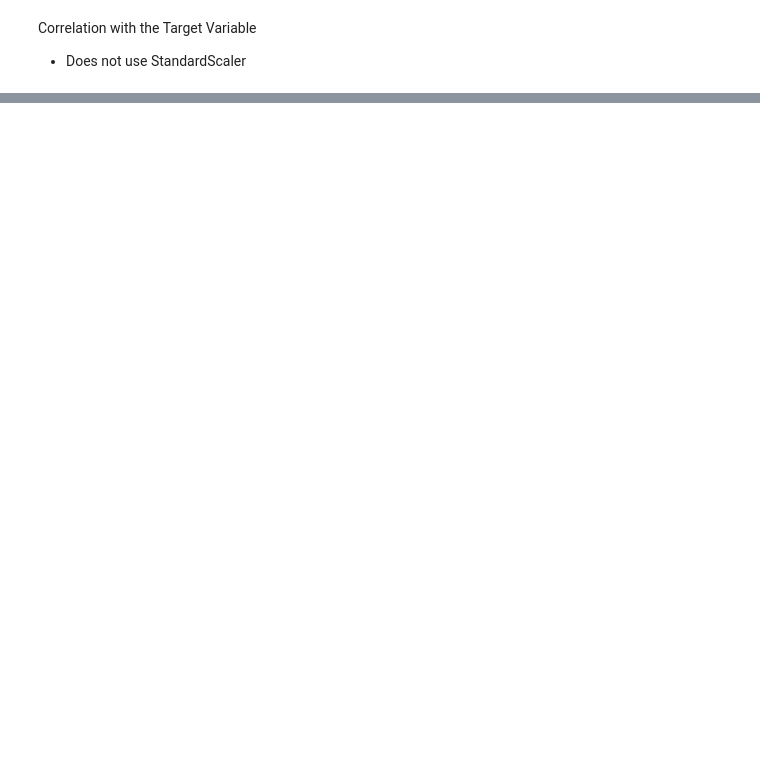
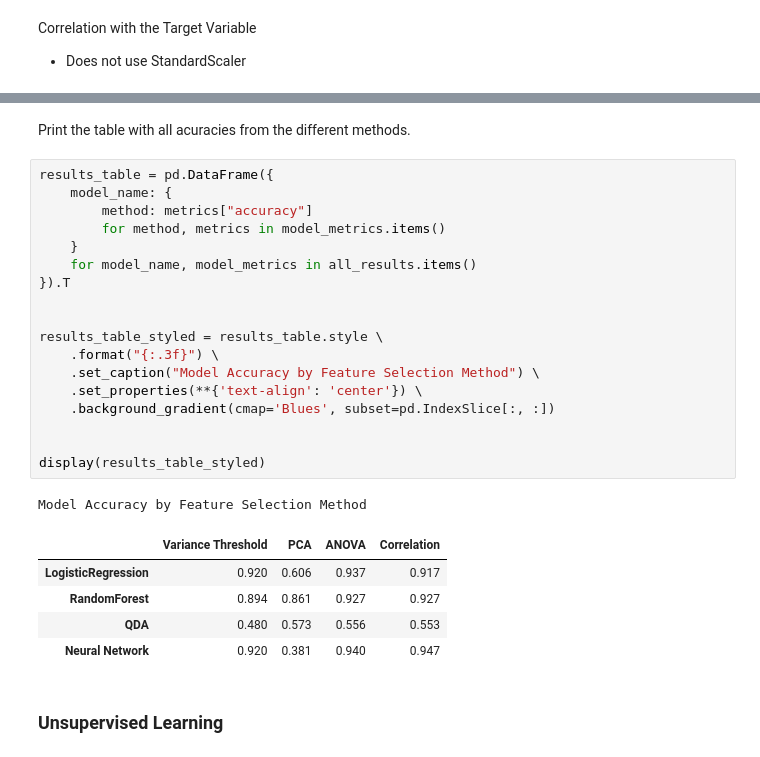
Before and after one commit to barbara-s-neto/Gene_Expression_Cancer_Class, a Jupyter notebook: babs.ipynb, the cells around one changed output, grey strips where cells are left out. Saved outputs shown, nothing was run; the diff lists cells and outputs as text; blank space fills up the shorter version.

Commit message:
supervided learning

```diff
--- a/babs.ipynb
+++ b/babs.ipynb
@@ -223,0 +357,29 @@ plt.show()
+# %% [markdown]
+Print the table with all acuracies from the different methods.
+# %%
+results_table = pd.DataFrame({
+    model_name: {
+        method: metrics["accuracy"]
+        for method, metrics in model_metrics.items()
+    }
+    for model_name, model_metrics in all_results.items()
+}).T
+
+
+results_table_styled = results_table.style \
+    .format("{:.3f}") \
+    .set_caption("Model Accuracy by Feature Selection Method") \
+    .set_properties(**{'text-align': 'center'}) \
+    .background_gradient(cmap='Blues', subset=pd.IndexSlice[:, :])
+
+
+display(results_table_styled)
+# %% [output]
+Model Accuracy by Feature Selection Method
+|  | Variance Threshold | PCA | ANOVA | Correlation |
+| LogisticRegression | 0.920 | 0.606 | 0.937 | 0.917 |
+| RandomForest | 0.894 | 0.861 | 0.927 | 0.927 |
+| QDA | 0.480 | 0.573 | 0.556 | 0.553 |
+| Neural Network | 0.920 | 0.381 | 0.940 | 0.947 |
+# %% [markdown]
+### Unsupervised Learning
```
Also changed, not shown: parts of 21 cells of this notebook.
